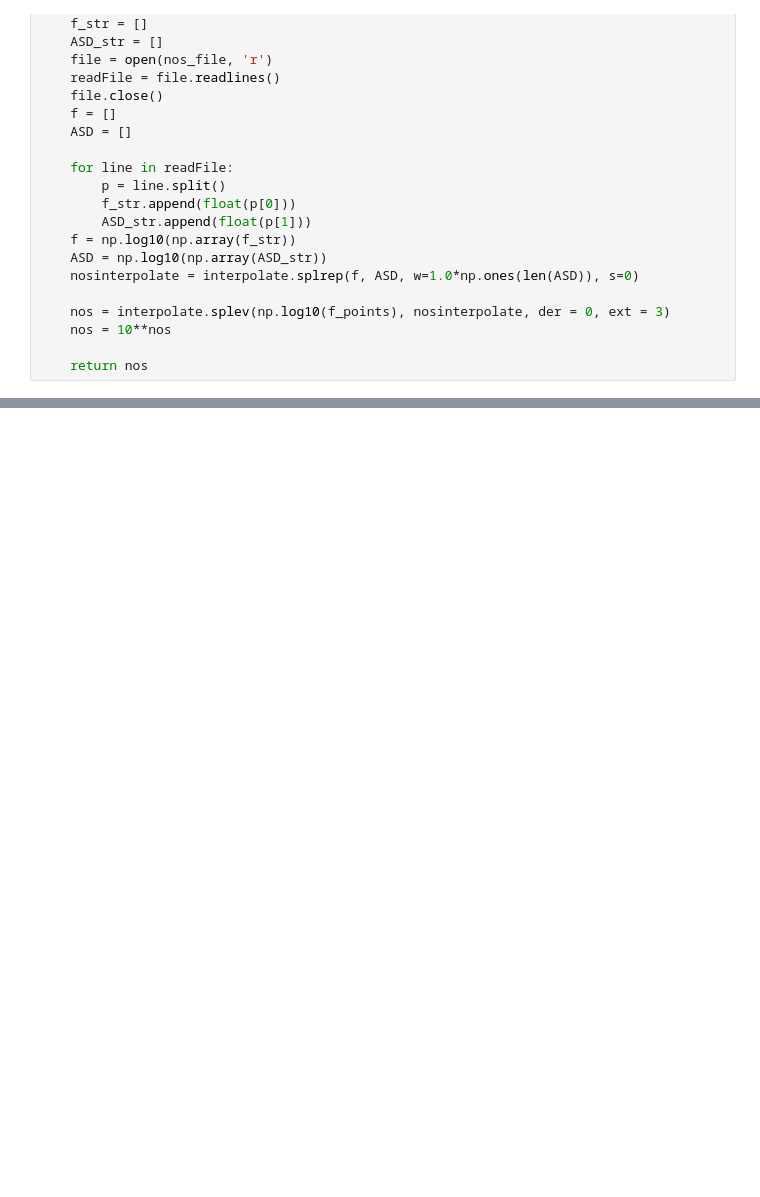
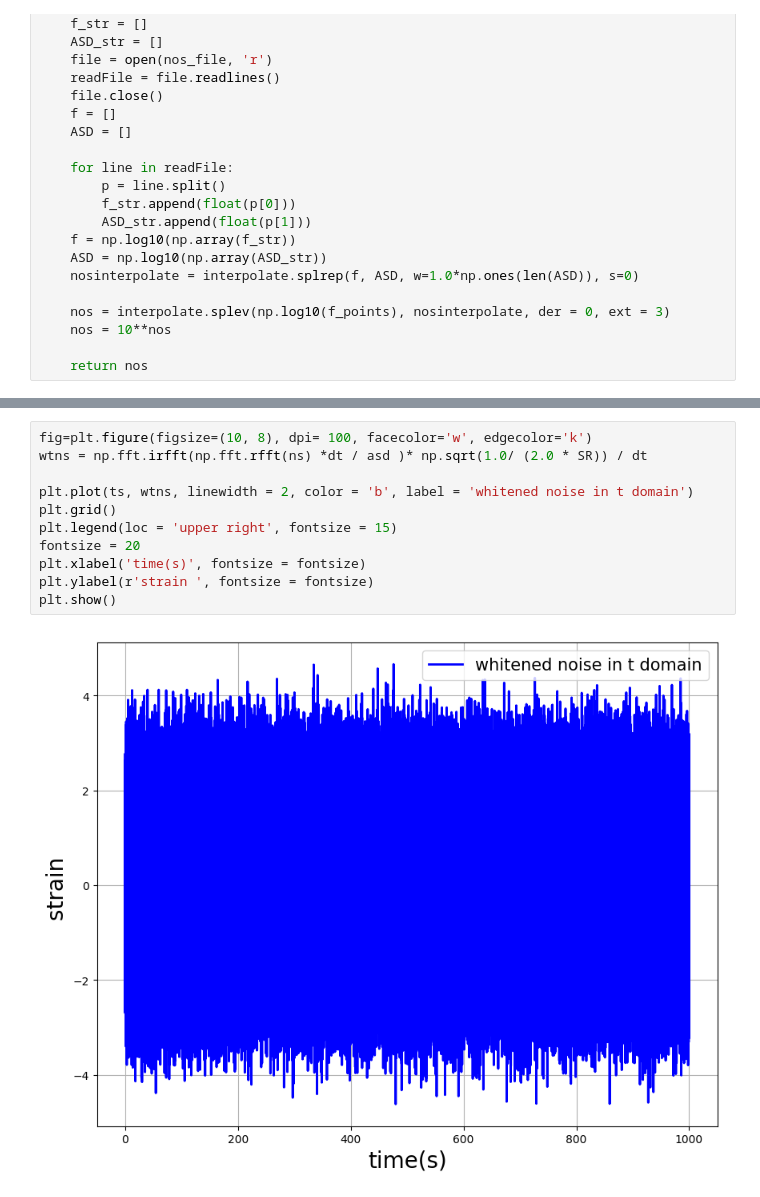
Before and after one commit to manleongchan/SNeML, a Jupyter notebook: Noisegenerator.ipynb, the cells around one changed output, grey strips where cells are left out. Cells and saved outputs as stored; diff of their text form; blank space fills up the shorter version.

```diff
--- a/Noisegenerator.ipynb
+++ b/Noisegenerator.ipynb
@@ -120,0 +154,13 @@ plt.show()
+# %%
+fig=plt.figure(figsize=(10, 8), dpi= 100, facecolor='w', edgecolor='k')
+wtns = np.fft.irfft(np.fft.rfft(ns) *dt / asd )* np.sqrt(1.0/ (2.0 * SR)) / dt
+
+plt.plot(ts, wtns, linewidth = 2, color = 'b', label = 'whitened noise in t domain')
+plt.grid()
+plt.legend(loc = 'upper right', fontsize = 15)
+fontsize = 20
+plt.xlabel('time(s)', fontsize = fontsize)
+plt.ylabel(r'strain ', fontsize = fontsize)
+plt.show()
+# %% [output]
+[figure, added]
```
Also changed, not shown: parts of 8 cells of this notebook, 1 other file.
